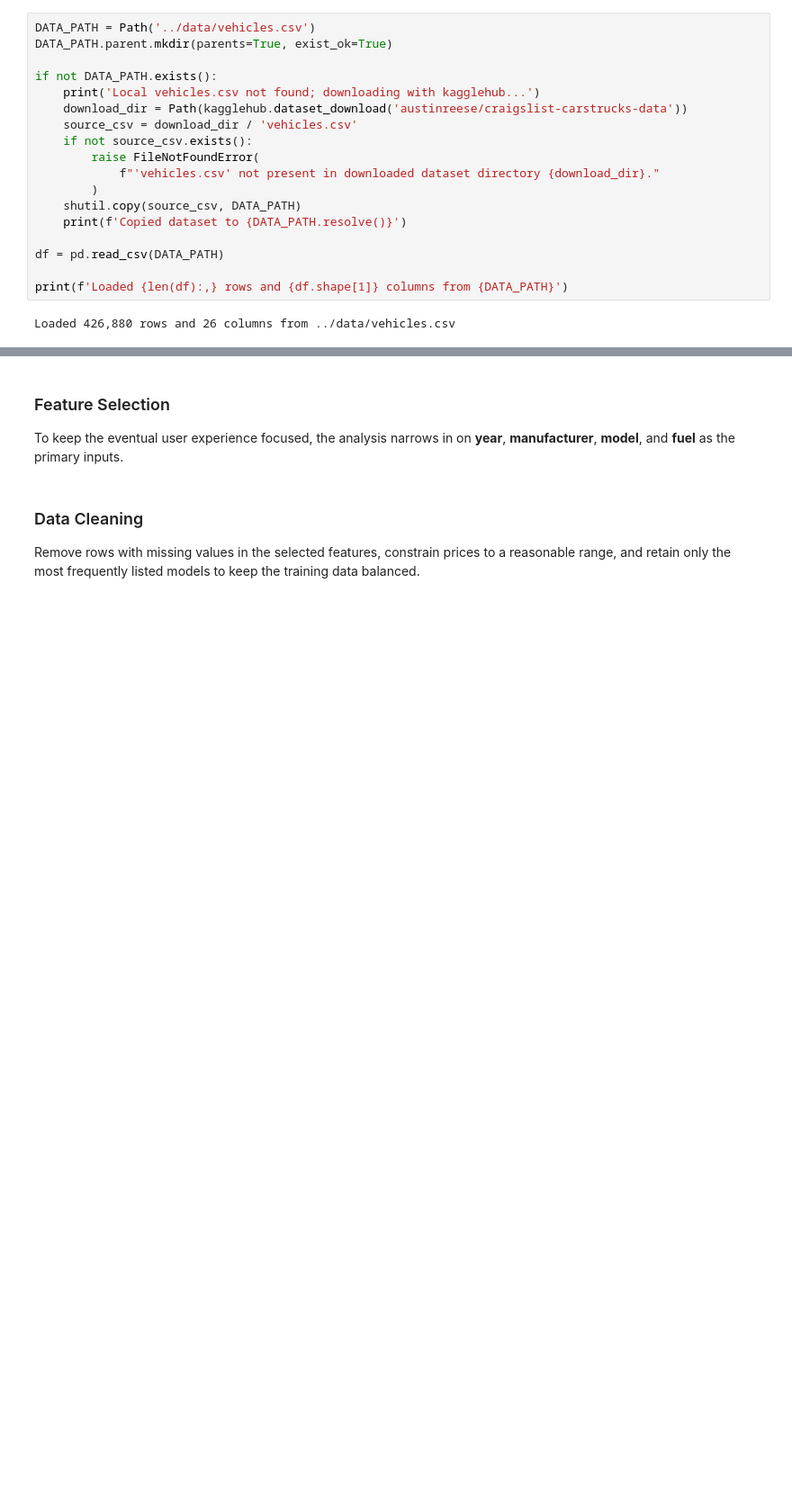
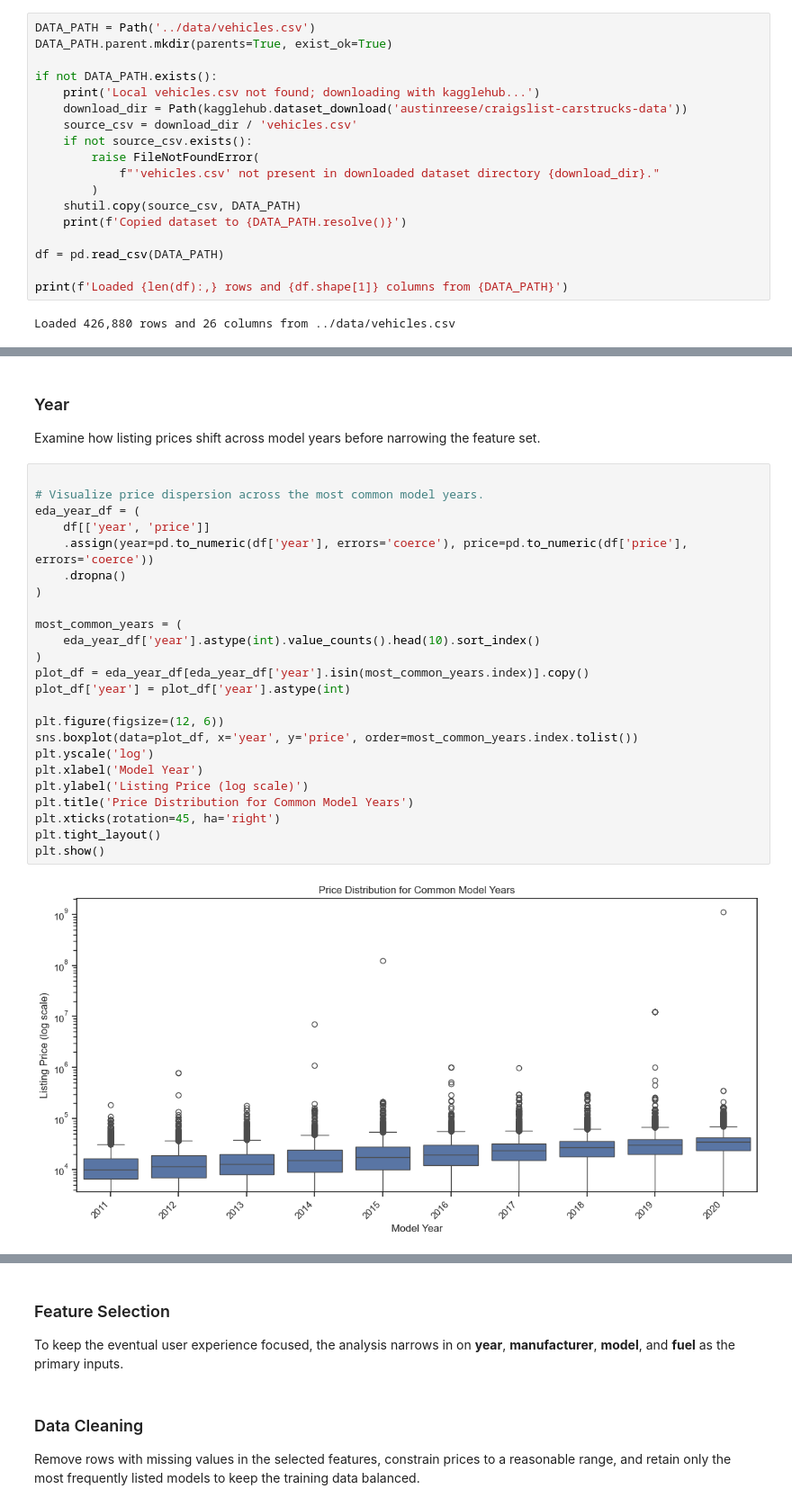
Before and after one commit to adrianplattner/csca5922, a Jupyter notebook: notebooks/report.ipynb, the cells around one changed output, grey strips where cells are left out. Shown: that part at 90% size. Saved outputs shown, nothing was run; the diff lists cells and outputs as text; blank space fills up the shorter version.

Commit message:
Expand EDA coverage with vehicle-level boxplots

```diff
--- a/notebooks/report.ipynb
+++ b/notebooks/report.ipynb
@@ -75,0 +96,30 @@ display(feature_summary)
+# %% [markdown]
+### Year
+
+Examine how listing prices shift across model years before narrowing the feature set.
+# %%
+
+# Visualize price dispersion across the most common model years.
+eda_year_df = (
+    df[['year', 'price']]
+    .assign(year=pd.to_numeric(df['year'], errors='coerce'), price=pd.to_numeric(df['price'], errors='coerce'))
+    .dropna()
+)
+
+most_common_years = (
+    eda_year_df['year'].astype(int).value_counts().head(10).sort_index()
+)
+plot_df = eda_year_df[eda_year_df['year'].isin(most_common_years.index)].copy()
+plot_df['year'] = plot_df['year'].astype(int)
+
+plt.figure(figsize=(12, 6))
+sns.boxplot(data=plot_df, x='year', y='price', order=most_common_years.index.tolist())
+plt.yscale('log')
+plt.xlabel('Model Year')
+plt.ylabel('Listing Price (log scale)')
+plt.title('Price Distribution for Common Model Years')
+plt.xticks(rotation=45, ha='right')
+plt.tight_layout()
+plt.show()
+# %% [output]
+[figure, added]
```
Also changed, not shown: parts of 14 cells of this notebook.
